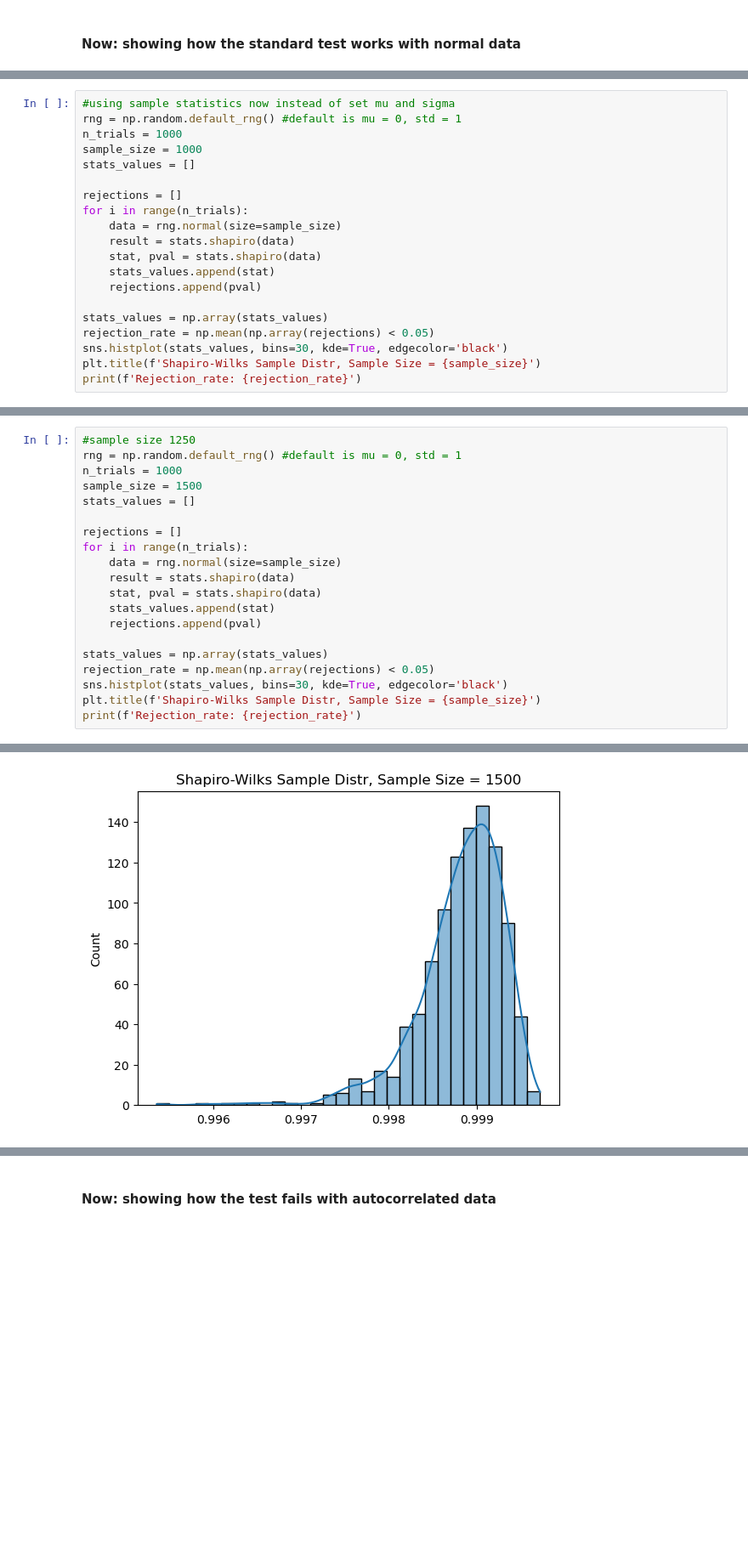
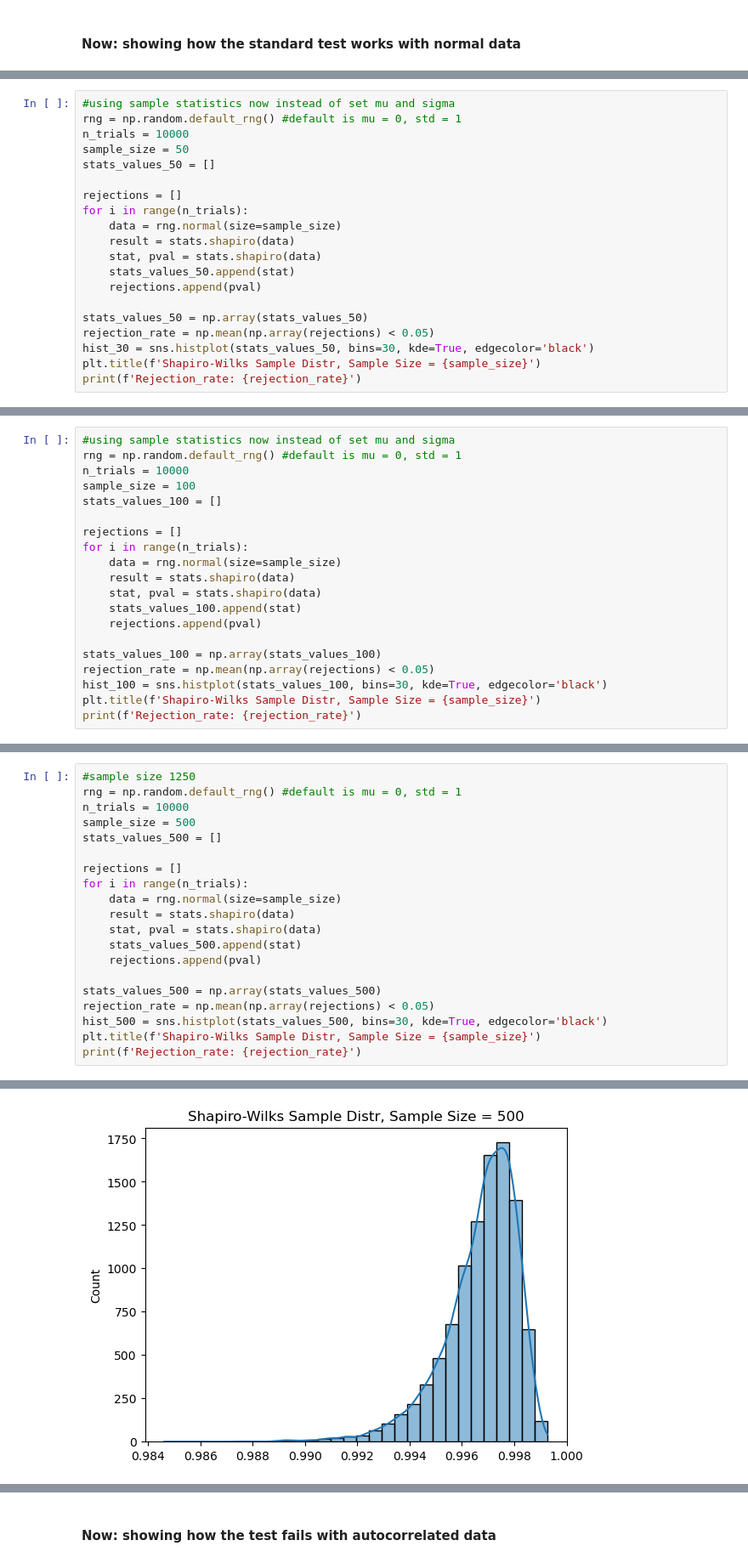
Before and after one commit to jinnayoon/ks_testing, a Jupyter notebook: normality_tests.ipynb, the cells around one changed output, grey strips where cells are left out. Shown at 85% size. Saved outputs shown, nothing was run; the diff lists cells and outputs as text; blank space fills up the shorter version.

Commit message:
updated lilliefors, shapiro-wilks distributions

```diff
--- a/normality_tests.ipynb
+++ b/normality_tests.ipynb
@@ -727,0 +1025,20 @@ Noticeably, Lilliefors failed less compared to the ks test.
+# %%
+#using sample statistics now instead of set mu and sigma
+rng = np.random.default_rng() #default is mu = 0, std = 1
+n_trials = 10000
+sample_size = 50
+stats_values_50 = []
+
+rejections = []
+for i in range(n_trials):
+    data = rng.normal(size=sample_size)
+    result = stats.shapiro(data)
+    stat, pval = stats.shapiro(data)
+    stats_values_50.append(stat)
+    rejections.append(pval)
+
+stats_values_50 = np.array(stats_values_50)
+rejection_rate = np.mean(np.array(rejections) < 0.05)
+hist_30 = sns.histplot(stats_values_50, bins=30, kde=True, edgecolor='black')
+plt.title(f'Shapiro-Wilks Sample Distr, Sample Size = {sample_size}')
+print(f'Rejection_rate: {rejection_rate}')
@@ -728,21 +1048,21 @@ Noticeably, Lilliefors failed less compared to the ks test.
 # %%
 #using sample statistics now instead of set mu and sigma
 rng = np.random.default_rng() #default is mu = 0, std = 1
-n_trials = 1000
-sample_size = 1000
-stats_values = []
+n_trials = 10000
+sample_size = 100
+stats_values_100 = []
 
 rejections = []
 for i in range(n_trials):
     data = rng.normal(size=sample_size)
     result = stats.shapiro(data)
     stat, pval = stats.shapiro(data)
-    stats_values.append(stat)
+    stats_values_100.append(stat)
     rejections.append(pval)
 
-stats_values = np.array(stats_values)
+stats_values_100 = np.array(stats_values_100)
 rejection_rate = np.mean(np.array(rejections) < 0.05)
-sns.histplot(stats_values, bins=30, kde=True, edgecolor='black')
+hist_100 = sns.histplot(stats_values_100, bins=30, kde=True, edgecolor='black')
 plt.title(f'Shapiro-Wilks Sample Distr, Sample Size = {sample_size}')
 print(f'Rejection_rate: {rejection_rate}')
 # %% [output]
@@ -751,21 +1071,21 @@ Rejection_rate: 0.048
 # %%
 #sample size 1250
 rng = np.random.default_rng() #default is mu = 0, std = 1
-n_trials = 1000
-sample_size = 1500
-stats_values = []
+n_trials = 10000
+sample_size = 500
+stats_values_500 = []
 
 rejections = []
 for i in range(n_trials):
     data = rng.normal(size=sample_size)
     result = stats.shapiro(data)
     stat, pval = stats.shapiro(data)
-    stats_values.append(stat)
+    stats_values_500.append(stat)
     rejections.append(pval)
 
-stats_values = np.array(stats_values)
+stats_values_500 = np.array(stats_values_500)
 rejection_rate = np.mean(np.array(rejections) < 0.05)
-sns.histplot(stats_values, bins=30, kde=True, edgecolor='black')
+hist_500 = sns.histplot(stats_values_500, bins=30, kde=True, edgecolor='black')
 plt.title(f'Shapiro-Wilks Sample Distr, Sample Size = {sample_size}')
 print(f'Rejection_rate: {rejection_rate}')
 # %% [output]
@@ -773 +1093 @@ Rejection_rate: 0.05
-[figure, old version]
+[figure, new version]
```
Also changed, not shown: parts of 49 cells of this notebook.
